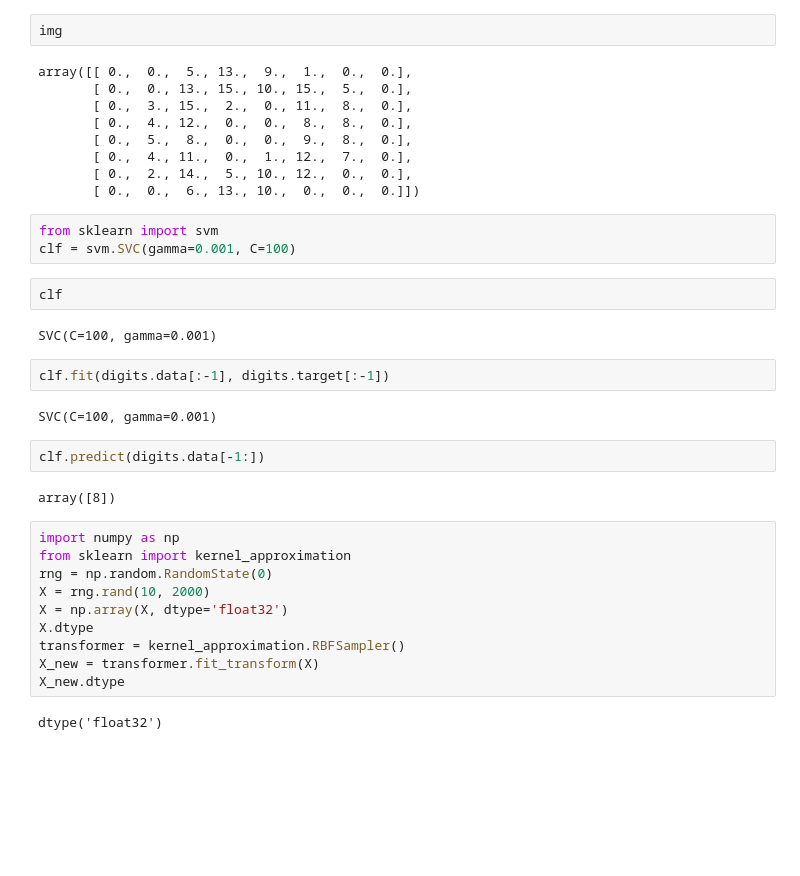
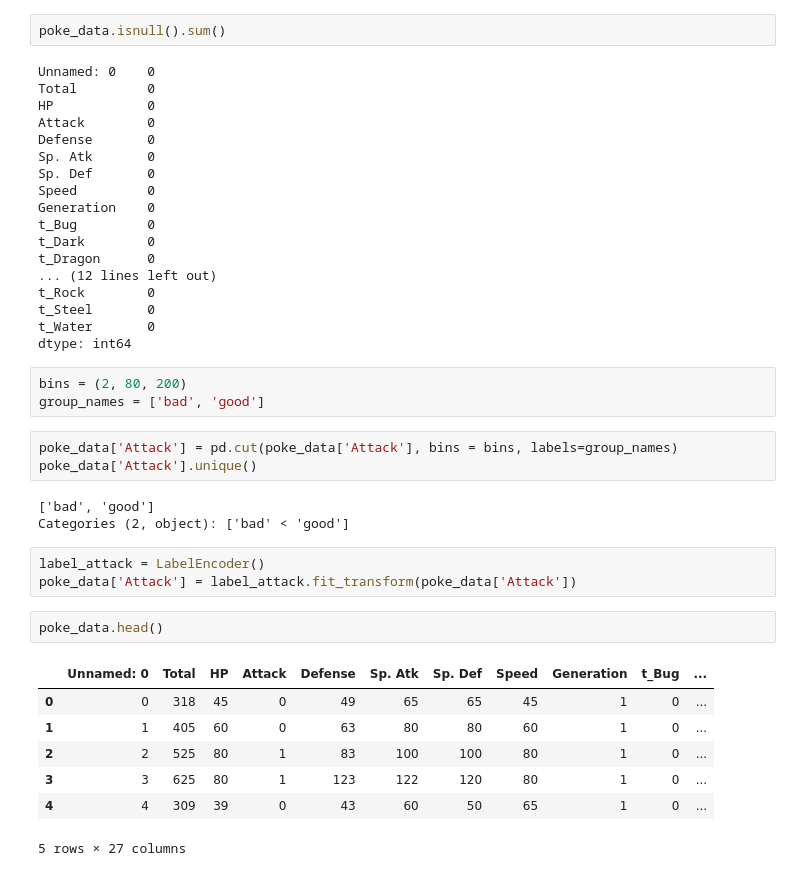
Before and after one commit to oleg-ggmon/data-analysis-project, a Jupyter notebook: scklearn_example.ipynb, the cells around one changed output. Saved outputs shown, nothing was run; the diff lists cells and outputs as text; blank space fills up the shorter version.

```diff
--- a/scklearn_example.ipynb
+++ b/scklearn_example.ipynb
@@ -78,38 +85,42 @@ img = digits.images[0]
 # %%
-img
+poke_data.isnull().sum()
 # %% [output]
-array([[ 0.,  0.,  5., 13.,  9.,  1.,  0.,  0.],
-       [ 0.,  0., 13., 15., 10., 15.,  5.,  0.],
-       [ 0.,  3., 15.,  2.,  0., 11.,  8.,  0.],
-       [ 0.,  4., 12.,  0.,  0.,  8.,  8.,  0.],
-       [ 0.,  5.,  8.,  0.,  0.,  9.,  8.,  0.],
-       [ 0.,  4., 11.,  0.,  1., 12.,  7.,  0.],
-       [ 0.,  2., 14.,  5., 10., 12.,  0.,  0.],
-       [ 0.,  0.,  6., 13., 10.,  0.,  0.,  0.]])
+Unnamed: 0    0
+Total         0
+HP            0
+Attack        0
+Defense       0
+Sp. Atk       0
+Sp. Def       0
+Speed         0
+Generation    0
+t_Bug         0
+t_Dark        0
+t_Dragon      0
+... (12 lines left out)
+t_Rock        0
+t_Steel       0
+t_Water       0
+dtype: int64
 # %%
-from sklearn import svm
-clf = svm.SVC(gamma=0.001, C=100)
+bins = (2, 80, 200)
+group_names = ['bad', 'good']
-# %%
-clf
-# %% [output]
-SVC(C=100, gamma=0.001)
-# %%
-clf.fit(digits.data[:-1], digits.target[:-1])
-# %% [output]
-SVC(C=100, gamma=0.001)
-# %%
-clf.predict(digits.data[-1:])
-# %% [output]
-array([8])
-# %%
-import numpy as np
-from sklearn import kernel_approximation
-rng = np.random.RandomState(0)
-X = rng.rand(10, 2000)
-X = np.array(X, dtype='float32')
-X.dtype
-transformer = kernel_approximation.RBFSampler()
-X_new = transformer.fit_transform(X)
-X_new.dtype
-# %% [output]
-dtype('float32')
+# %%
+poke_data['Attack'] = pd.cut(poke_data['Attack'], bins = bins, labels=group_names)
+poke_data['Attack'].unique()
+# %% [output]
+['bad', 'good']
+Categories (2, object): ['bad' < 'good']
+# %%
+label_attack = LabelEncoder()
+poke_data['Attack'] = label_attack.fit_transform(poke_data['Attack'])
+# %%
+poke_data.head()
+# %% [output]
+|  | Unnamed: 0 | Total | HP | Attack | Defense | Sp. Atk | Sp. Def | Speed | Generation | t_Bug | ... |
+| 0 | 0 | 318 | 45 | 0 | 49 | 65 | 65 | 45 | 1 | 0 | ... |
+| 1 | 1 | 405 | 60 | 0 | 63 | 80 | 80 | 60 | 1 | 0 | ... |
+| 2 | 2 | 525 | 80 | 1 | 83 | 100 | 100 | 80 | 1 | 0 | ... |
+| 3 | 3 | 625 | 80 | 1 | 123 | 122 | 120 | 80 | 1 | 0 | ... |
+| 4 | 4 | 309 | 39 | 0 | 43 | 60 | 50 | 65 | 1 | 0 | ... |
+5 rows × 27 columns
```
Also changed, not shown: parts of 18 cells of this notebook, 1 other file.
